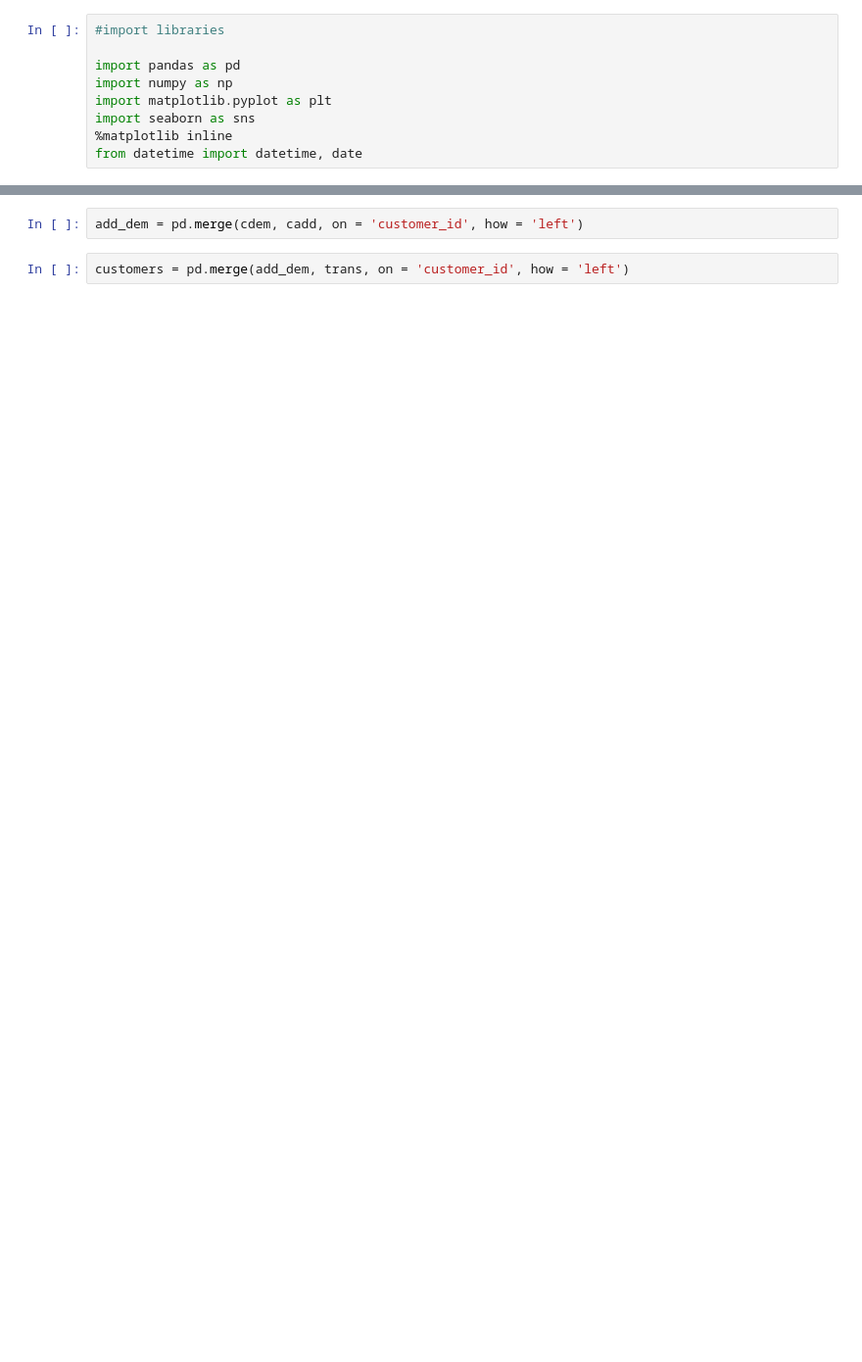
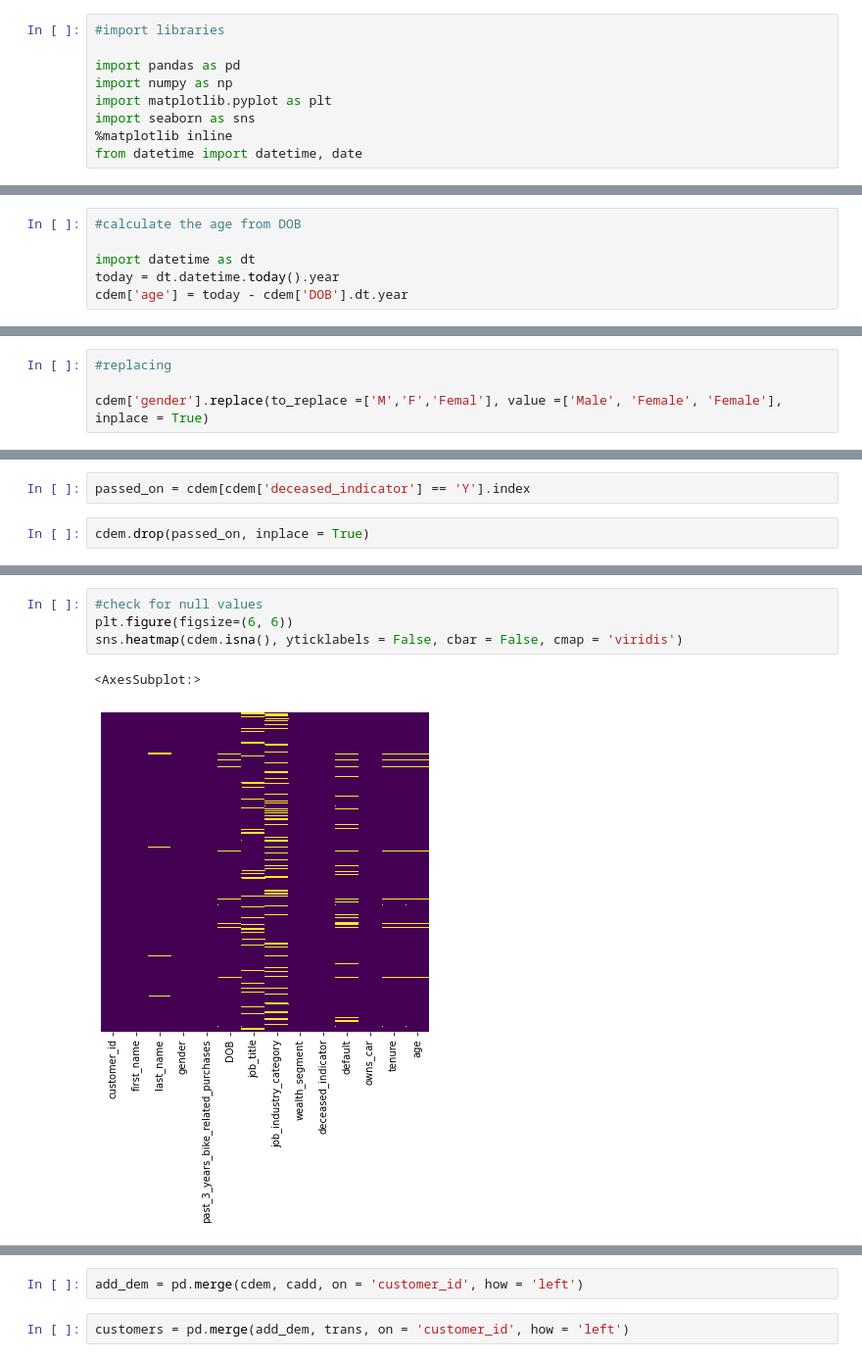
Before and after one commit to victordanok/KPMG-Forage-Internship, a Jupyter notebook: KPMG Module 1.ipynb, the cells around one changed output, grey strips where cells are left out. Shown: that part at 98% size. Saved outputs shown, nothing was run; the diff lists cells and outputs as text; blank space fills up the shorter version.

```diff
--- a/KPMG Module 1.ipynb
+++ b/KPMG Module 1.ipynb
@@ -16,0 +28,6 @@ with pd.ExcelFile(r'C:\Users\Victordanok\Desktop\Projects\KPMG\KPMG_VI_New_raw_d
+# %%
+#calculate the age from DOB
+
+import datetime as dt
+today = dt.datetime.today().year
+cdem['age'] = today - cdem['DOB'].dt.year
@@ -16,0 +62,4 @@ with pd.ExcelFile(r'C:\Users\Victordanok\Desktop\Projects\KPMG\KPMG_VI_New_raw_d
+# %%
+#replacing
+
+cdem['gender'].replace(to_replace =['M','F','Femal'], value =['Male', 'Female', 'Female'], inplace = True)
@@ -16,0 +93,4 @@ with pd.ExcelFile(r'C:\Users\Victordanok\Desktop\Projects\KPMG\KPMG_VI_New_raw_d
+# %%
+passed_on = cdem[cdem['deceased_indicator'] == 'Y'].index
+# %%
+cdem.drop(passed_on, inplace = True)
@@ -16,0 +117,7 @@ with pd.ExcelFile(r'C:\Users\Victordanok\Desktop\Projects\KPMG\KPMG_VI_New_raw_d
+# %%
+#check for null values
+plt.figure(figsize=(6, 6))
+sns.heatmap(cdem.isna(), yticklabels = False, cbar = False, cmap = 'viridis')
+# %% [output]
+<AxesSubplot:>
+[figure, added]
```
Also changed, not shown: parts of 139 cells of this notebook.
